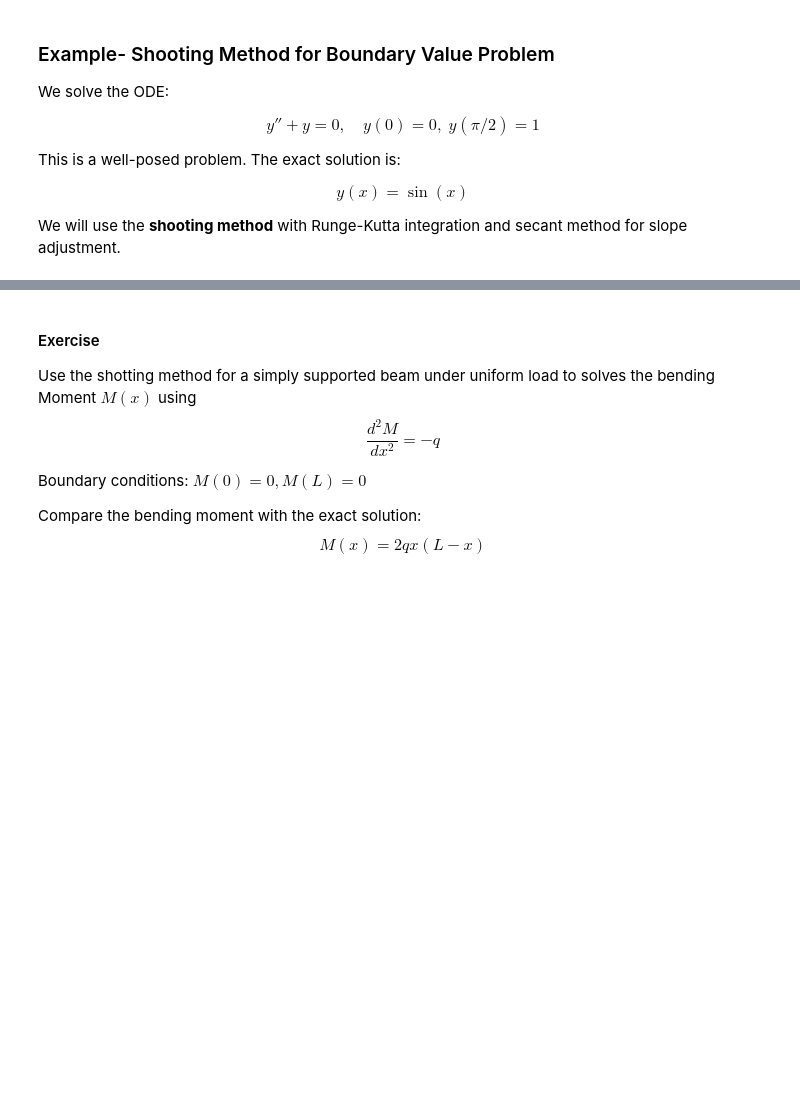
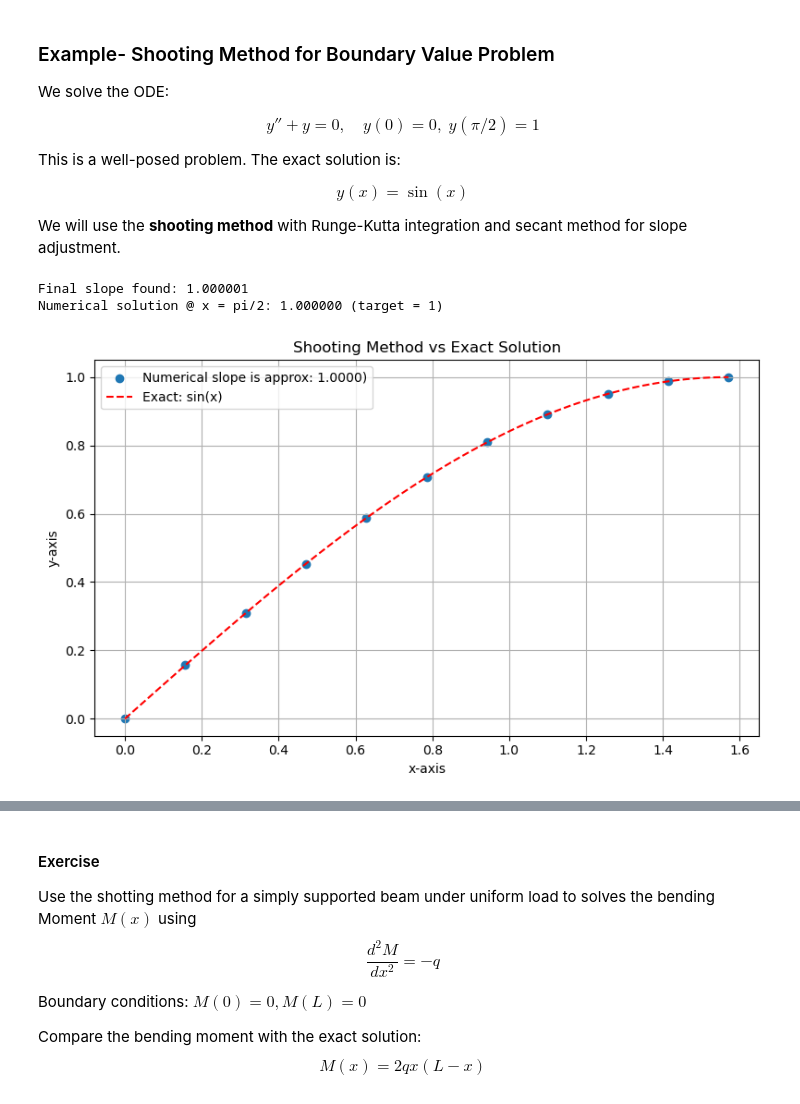
Before and after one commit to dyaoch/dyaochSU_MEGR2810_FQ25, a Jupyter notebook: Lecture 12 ODE Boundary Value Problems.ipynb, the cells around one changed output, grey strips where cells are left out. Drawn from its saved outputs; the diff is of its cells as text; code cells hidden in the pictures; blank space fills up the shorter version.

```diff
--- a/Lecture 12 ODE Boundary Value Problems.ipynb
+++ b/Lecture 12 ODE Boundary Value Problems.ipynb
@@ -150,4 +151,79 @@ We will use the **shooting method** with Runge-Kutta integration and secant meth
 # %%
 # Your code here- solution for y'= cos(x), y(0)=0
 # Let's start with an IVP solver using RK4
 # Plot your results
+
+# Importing modules
+import numpy as np
+import matplotlib.pyplot as plt
+
+# Defining the ODE system we were given: y'' + y = 0  --> y1' = y2
+#                                      slope - first element of the ODE array
+#                                      y2' = -y1 (relation from eqn; the second element of the ODE array)
+def ode_system(x, y):
+    return np.array([y[1], -y[0]])   # First element of the ODE system array (y1' - the slope)= second element of the solution y array (dy/dx = slope)
+                                     # Second element of the ODE system array (y2')= -first element of the solution y array (y value)
+
+# Runge-Kutta 4th order
+def rk4_step(f, x, y, h):
+    k1 = f(x, y)
+    k2 = f(x + h/2, y + h*k1/2)
+    k3 = f(x + h/2, y + h*k2/2)
+    k4 = f(x + h, y + h*k3)
+    return y + (h/6)*(k1 + 2*k2 + 2*k3 + k4)
+
+# Integrating RK4
+# Creating function 'integrate'; starts at x = 0; y(0) = 0 with an estimated slope
+def integrate(slope, n=10):
+    a, b = 0, np.pi/2       # Defining boundaries
+    h = (b - a)/n           # Step size
+    x_vals = np.linspace(a, b, n+1)     # Need n+1 points including the boundaries
+    y = np.array([0.0, slope])
+    sol = [y[0]]
+    for i in range(n):       # Integrates to x = pi/2
+        y = rk4_step(ode_system, x_vals[i], y, h)  # ODE function loops through the range of x_values
+        sol.append(y[0])
+        # print(sol)
+    return x_vals, sol
+
+# Shooting method function
+def shooting_method(s1, s2, target, tol=1e-8, max_iter=100):
+    x1, y1 = integrate(s1)
+    x2, y2 = integrate(s2)
+    for i in range(max_iter):
+        f1, f2 = y1[-1] - target, y2[-1] - target
+        if abs(f2 - f1) < 1e-14:
+            break
+        s_new = s2 - f2*(s2 - s1)/(f2 - f1)
+        s1, s2 = s2, s_new
+        x2, y2 = integrate(s2)
+        if abs(y2[-1] - target) < tol:
+            break
+        i += 1
+    return x2, y2, s2
+
+# Utilizing shooting method and plugging x_num, y_num, slope into shooting_method function
+x_num, y_num, slope = shooting_method(0.5, 5, 1.0)
+
+# Exact solution: y(x) = sin(x)
+x_exact = np.linspace(0, np.pi/2, 100)
+y_exact = np.sin(x_exact)
+
+print(f"Final slope found: {slope:.6f}")
+print(f"Numerical solution @ x = pi/2: {y_num[-1]:.6f} (target = 1)")
+
+# Plotting!
+plt.figure(figsize = (8,5))
+plt.scatter(x_num, y_num, label=f'Numerical slope is approx: {slope:.4f})')
+plt.plot(x_exact, y_exact, 'r--', label='Exact: sin(x)')
+plt.xlabel('x-axis')
+plt.ylabel('y-axis')
+plt.title('Shooting Method vs Exact Solution')
+plt.grid(True)
+plt.legend()
+plt.tight_layout()
+plt.show()
+# %% [output]
+Final slope found: 1.000001
+Numerical solution @ x = pi/2: 1.000000 (target = 1)
+[figure, added]
```
Also changed, not shown: parts of 2 cells of this notebook.
